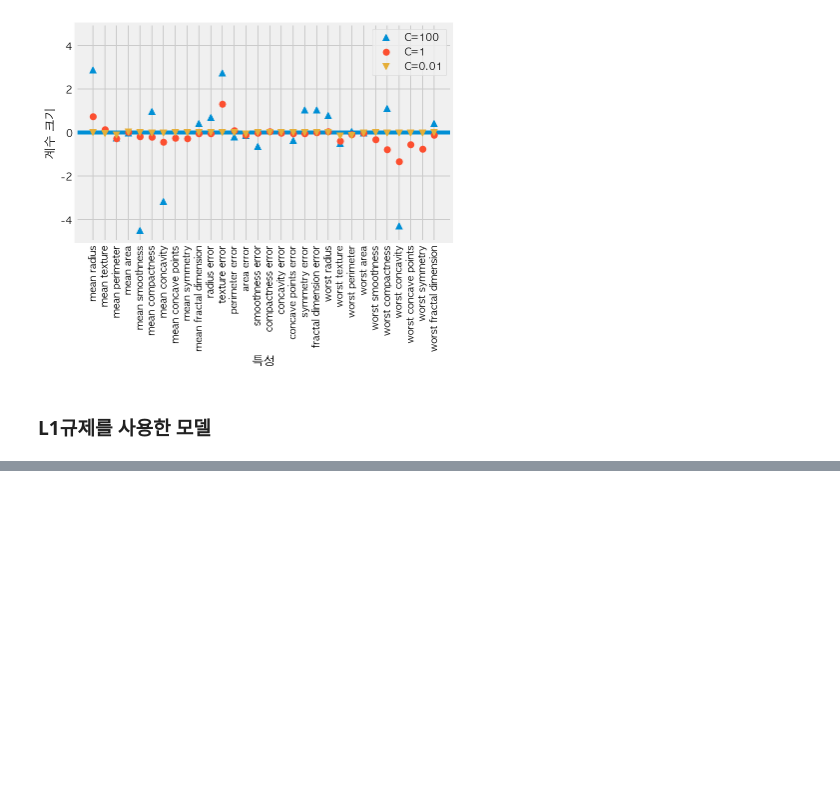
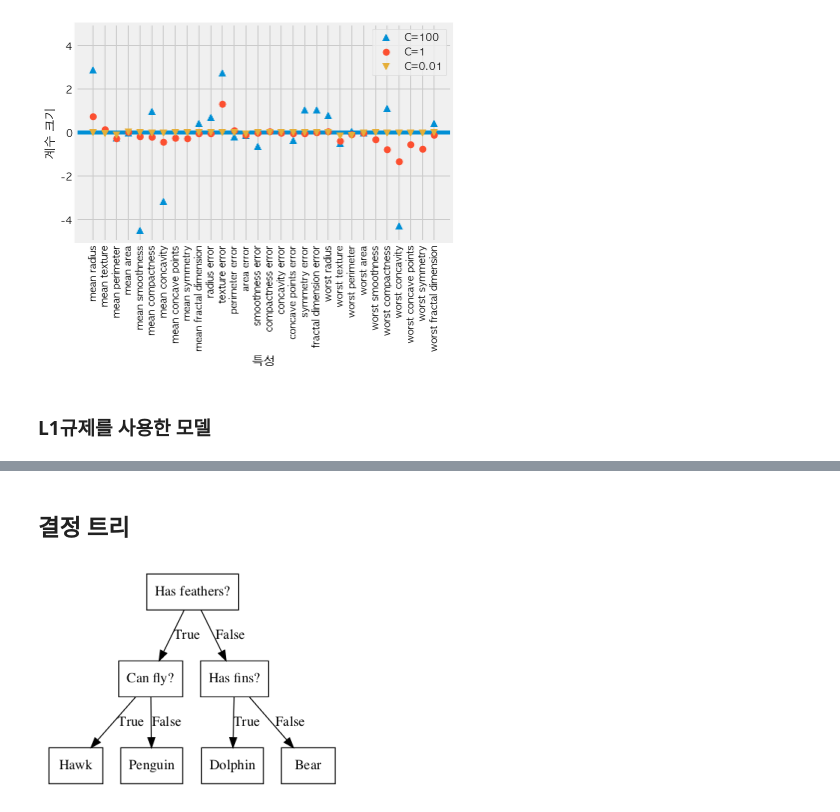
Before and after one commit to sue991/scikit_learn, a Jupyter notebook: Chap2.ipynb, the cells around one changed output, grey strips where cells are left out. Cells and saved outputs as stored; diff of their text form; code cells hidden in the pictures; blank space fills up the shorter version.

```diff
--- a/Chap2.ipynb
+++ b/Chap2.ipynb
@@ -581,0 +634,6 @@ C=100.000인 l1 로지스틱 회귀의 테스드 정확도: 0.98
+# %% [markdown]
+## 결정 트리
+# %%
+mglearn.plots.plot_animal_tree()
+# %% [output]
+[figure, added]
```
Also changed, not shown: parts of 33 cells of this notebook, 4 other files.
